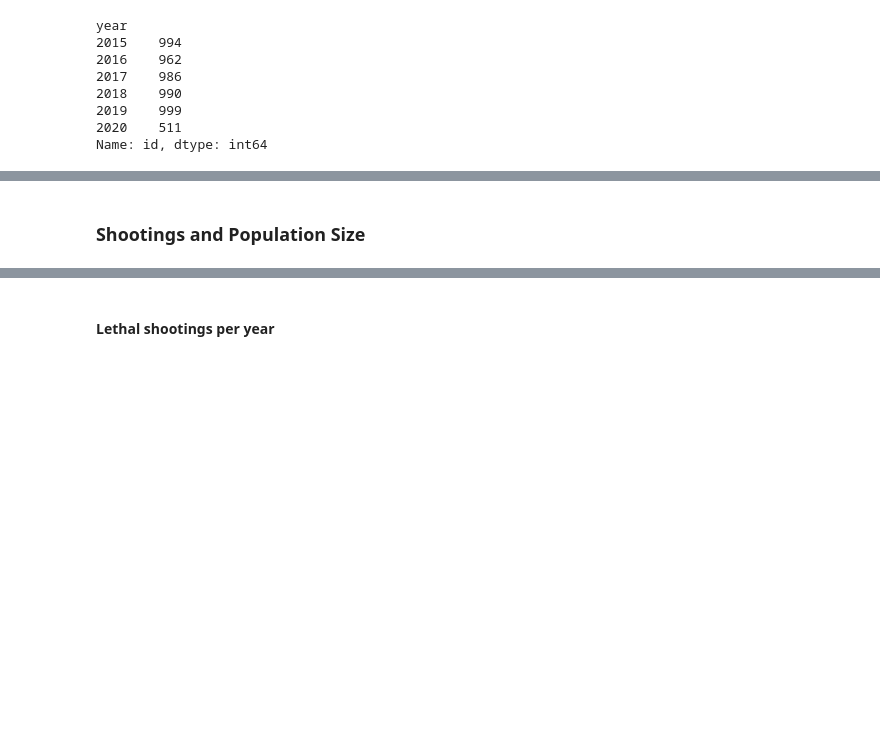
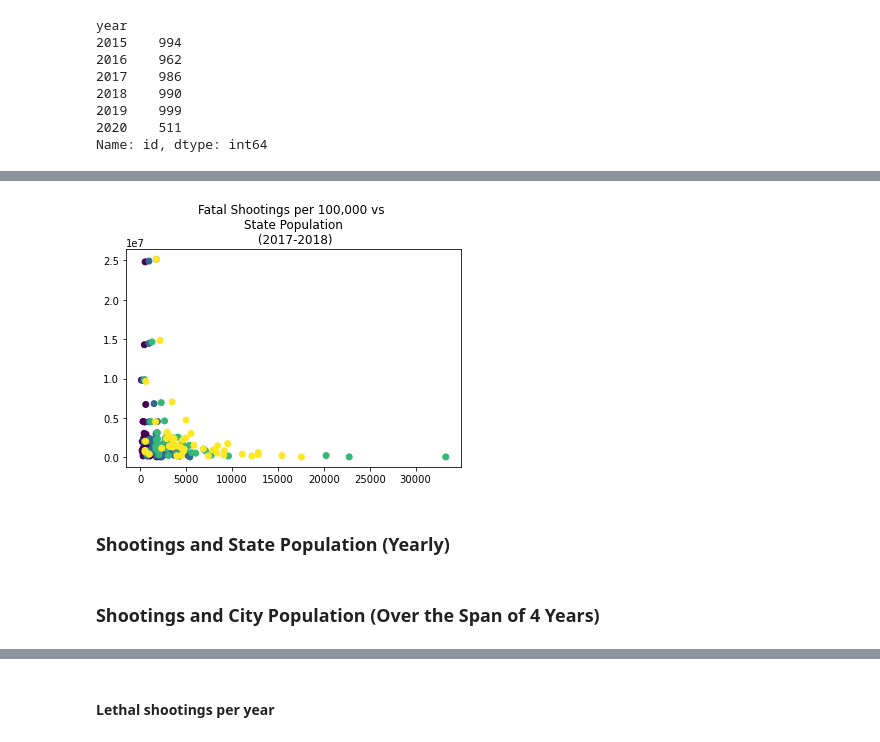
Before and after one commit to szerpa17/fatal-police-shootings, a Jupyter notebook: Analysis_SZ.ipynb, the cells around one changed output, grey strips where cells are left out. Saved outputs shown, nothing was run; the diff lists cells and outputs as text; code cells hidden in the pictures; blank space fills up the shorter version.

```diff
--- a/Analysis_SZ.ipynb
+++ b/Analysis_SZ.ipynb
@@ -53,2 +175,12 @@ Name: id, dtype: int64
+# %%
+plt.scatter(yearly_state_pop_shooting_comparison['shootings per 100,000'],
+            yearly_state_pop_shooting_comparison['average population'],
+            c=yearly_state_pop_shooting_comparison['year'])
+
+plt.title('Fatal Shootings per 100,000 vs \nState Population\n (2017-2018)')
+
+plt.show()
+# %% [output]
+[figure, added]
 # %% [markdown]
-### Shootings and Population Size
+### Shootings and State Population (Yearly)
@@ -55,3 +212,5 @@ Name: id, dtype: int64
+# %% [markdown]
+### Shootings and City Population  (Over the Span of 4 Years)
 # %%
 # DF View
 combined_df.head()
```
Also changed, not shown: parts of 5 cells of this notebook.
